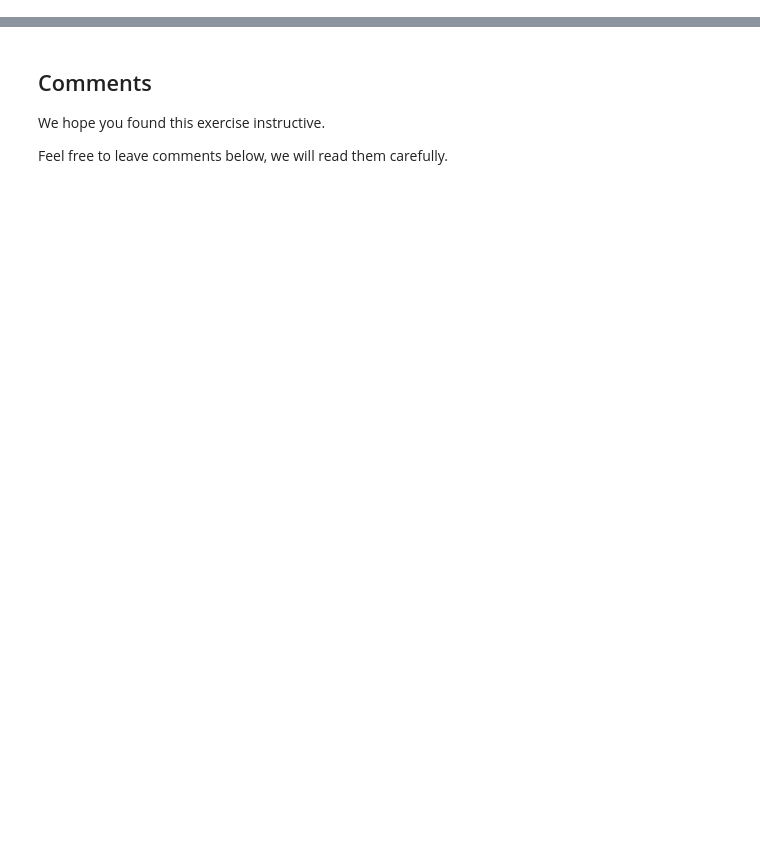
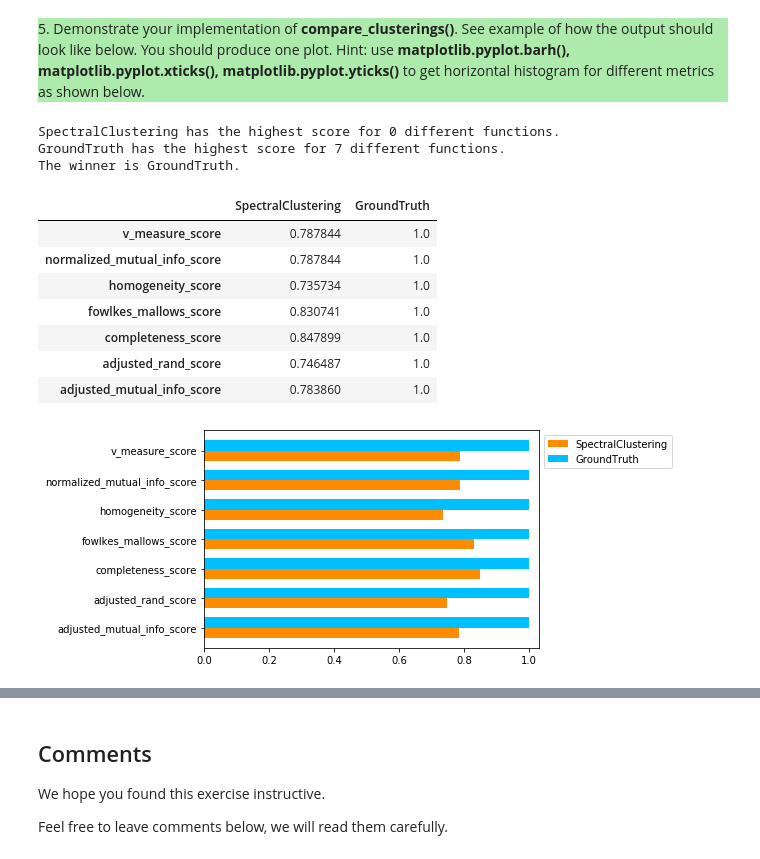
Before and after one commit to bosho86/StatisticalLearningTheory, a Jupyter notebook: slt-ce-5.ipynb, the cells around one changed output, grey strips where cells are left out. Saved outputs shown, nothing was run; the diff lists cells and outputs as text; code cells hidden in the pictures; blank space fills up the shorter version.

```diff
--- a/slt-ce-5.ipynb
+++ b/slt-ce-5.ipynb
@@ -476,0 +521,5 @@ Please, write here your explanations, observation and thoughts about results of
+# %%
+%%time
+SC = skl.cluster.SpectralClustering(n_clusters=4, random_state=42, affinity="precomputed")
+affinities = np.exp(- protein["dissimilarity"] / 3) # SC takes positive affinities as input
+labels_spectral= SC.fit_predict(affinities)
@@ -476,0 +545,23 @@ Please, write here your explanations, observation and thoughts about results of
+# %%
+## This part is just for creating proper legend labels
+def toLabel(key):
+    if(len(key) > 19):
+        res = key[20:]
+        if res == "1":
+            return "a=1"
+        elif res == "2":
+            return "a=2"
+        elif res == "1_2":
+            return "a=1/2"
+        elif res == "log":
+            return "a=log"
+        elif res ==  "exp":
+            return "a=exp"
+        elif res == "Transform1":
+            return "Best of Transform 1"
+        elif res == "Transform2":
+            return "Best of Transform 2"
+        elif res == "Transform3":
+            return "Best of Custom Transform"
+    else:
+        return key
@@ -476,0 +661,23 @@ Please, write here your explanations, observation and thoughts about results of
+# %% [markdown]
+<p style="background-color:#adebad;">
+    5. Demonstrate your implementation of <b>compare_clusterings()</b>. See example of how the output should look like below. You should produce one plot. Hint: use <b>matplotlib.pyplot.barh(), matplotlib.pyplot.xticks(), matplotlib.pyplot.yticks()</b> to get horizontal histogram for different metrics as shown below.
+
+</p>
+# %%
+#Example how output sould looks like after the following command
+_ = compare_clusterings(labels_true=protein["labels"],
+                        SpectralClustering=labels_spectral,
+                        GroundTruth=protein["labels"])
+# %% [output]
+SpectralClustering has the highest score for 0 different functions.
+GroundTruth has the highest score for 7 different functions.
+The winner is GroundTruth.
+|  | SpectralClustering | GroundTruth |
+| v_measure_score | 0.787844 | 1.0 |
+| normalized_mutual_info_score | 0.787844 | 1.0 |
+| homogeneity_score | 0.735734 | 1.0 |
+| fowlkes_mallows_score | 0.830741 | 1.0 |
+| completeness_score | 0.847899 | 1.0 |
+| adjusted_rand_score | 0.746487 | 1.0 |
+| adjusted_mutual_info_score | 0.783860 | 1.0 |
+[figure, added]
```
Also changed, not shown: parts of 107 cells of this notebook, 13 other files.
